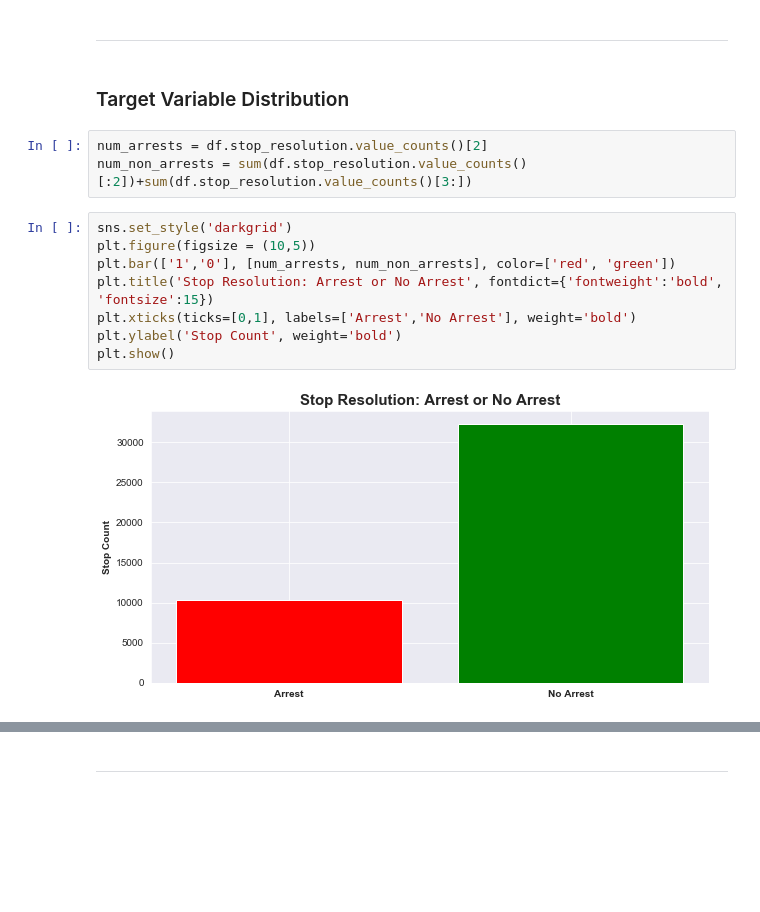
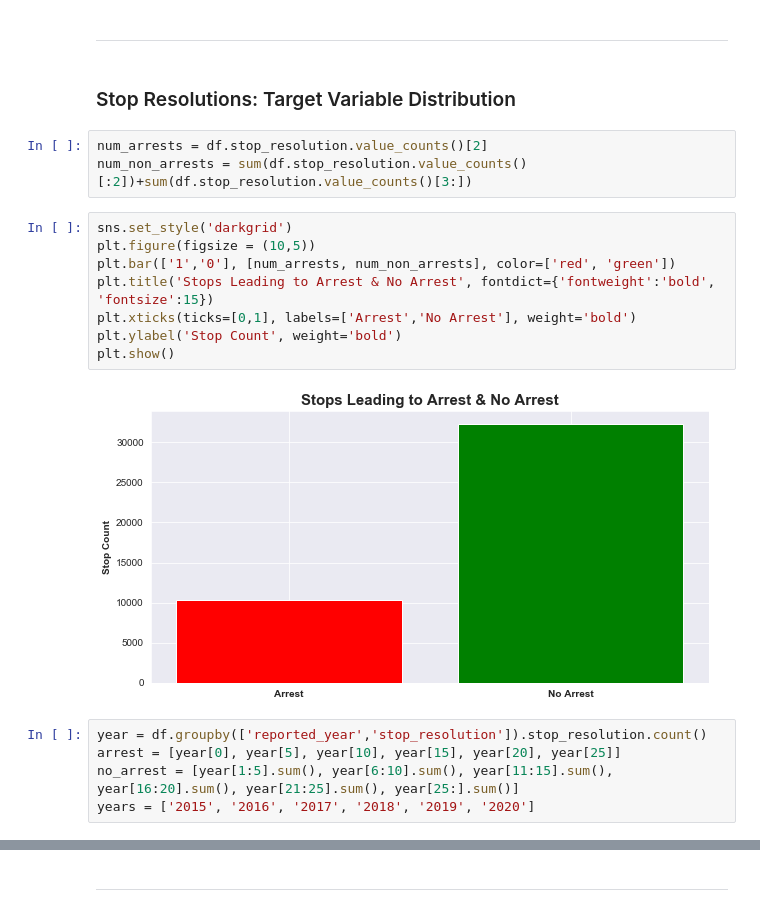
Before and after one commit to kevinmacmat/investigating_terry_stops, a Jupyter notebook: eda-Copy1.ipynb, the cells around one changed output, grey strips where cells are left out. Saved outputs shown, nothing was run; the diff lists cells and outputs as text; blank space fills up the shorter version.

```diff
--- a/eda-Copy1.ipynb
+++ b/eda-Copy1.ipynb
@@ -14,17 +15,22 @@ df = pd.read_csv('CSV/terry_stops_eda.csv')
 # %% [markdown]
 ---
 # %% [markdown]
-### Target Variable Distribution
+### Stop Resolutions: Target Variable Distribution
 # %%
 num_arrests = df.stop_resolution.value_counts()[2]
 num_non_arrests = sum(df.stop_resolution.value_counts()[:2])+sum(df.stop_resolution.value_counts()[3:])
 # %%
 sns.set_style('darkgrid')
 plt.figure(figsize = (10,5))
 plt.bar(['1','0'], [num_arrests, num_non_arrests], color=['red', 'green'])
-plt.title('Stop Resolution: Arrest or No Arrest', fontdict={'fontweight':'bold', 'fontsize':15})
+plt.title('Stops Leading to Arrest & No Arrest', fontdict={'fontweight':'bold', 'fontsize':15})
 plt.xticks(ticks=[0,1], labels=['Arrest','No Arrest'], weight='bold')
 plt.ylabel('Stop Count', weight='bold')
 plt.show()
 # %% [output]
-[figure, old version]
+[figure, new version]
+# %%
+year = df.groupby(['reported_year','stop_resolution']).stop_resolution.count()
+arrest = [year[0], year[5], year[10], year[15], year[20], year[25]]
+no_arrest = [year[1:5].sum(), year[6:10].sum(), year[11:15].sum(), year[16:20].sum(), year[21:25].sum(), year[25:].sum()]
+years = ['2015', '2016', '2017', '2018', '2019', '2020']
```
Also changed, not shown: parts of 10 cells of this notebook.
